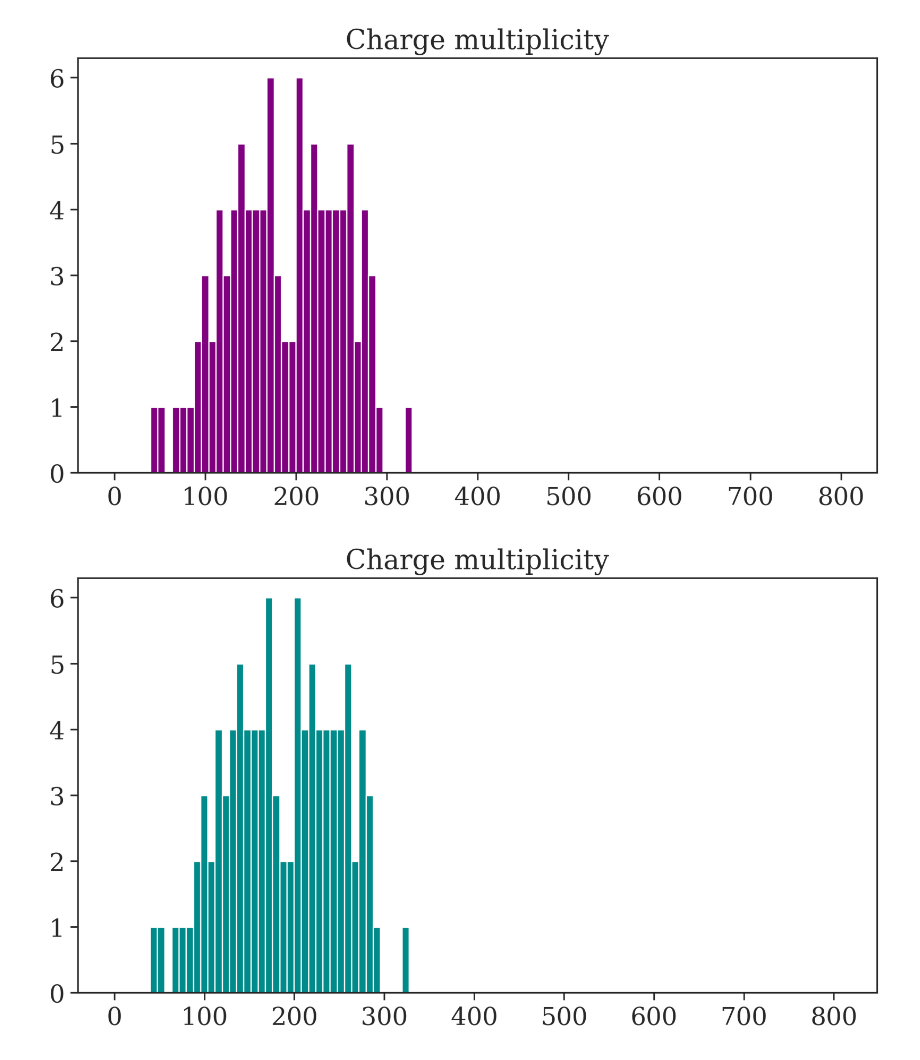
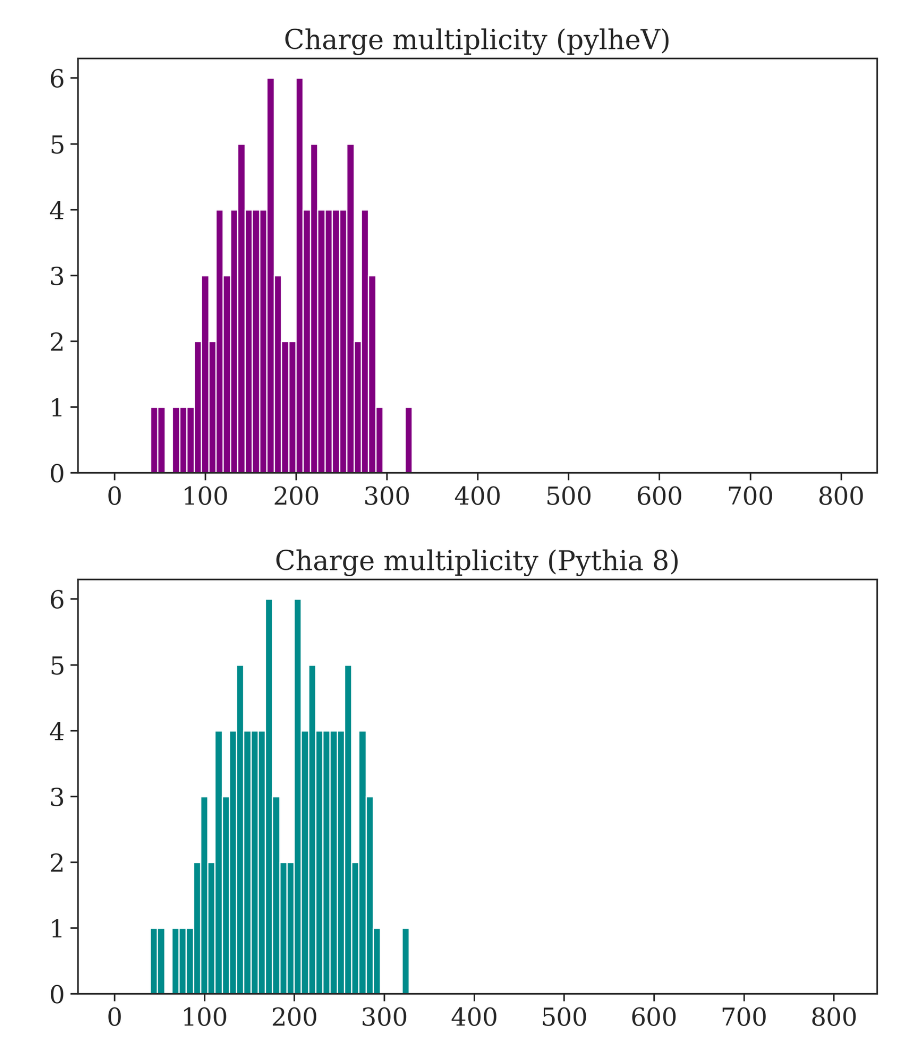
Before and after one commit to viniciusrocca/simulationsSM, a Jupyter notebook: ChargeMultiplicity_example/ChargeMultiplicity.ipynb, the cells around one changed output. Cells and saved outputs as stored; diff of their text form; code cells hidden in the pictures.

```diff
--- a/ChargeMultiplicity_example/ChargeMultiplicity.ipynb
+++ b/ChargeMultiplicity_example/ChargeMultiplicity.ipynb
@@ -44,12 +46,12 @@ for e in pylheV.readLHE('ChargeMultiplicity.lhe'):
 # %%
 #Ploting the charge multiplicity of main01.cc
 fig = plt.figure(figsize = [9.2,4.9], dpi = 300)
 histogram = plt.hist(hist, bins = 100, range = [-0.5,799.5],color = 'purple')
 
-plt.title(r'Charge multiplicity')
+plt.title(r'Charge multiplicity (pylheV)')
 plt.show()
 # %% [output]
-[figure, old version]
+[figure, new version]
 # %%
 #Ploting the charge multiplicity of main01.cc
 
@@ -60,10 +62,10 @@ x = np.genfromtxt('Ncharge-0.dat',usecols = 2)
 
 plt.bar(x,y, align='edge', width = 8, color = 'darkcyan')
 
-plt.title(r'Charge multiplicity')
+plt.title(r'Charge multiplicity (Pythia 8)')
 plt.show()
 # %% [output]
-[figure, old version]
+[figure, new version]
 # %%
 #Ploting the charge multiplicity of main01.cc
 
```
Also changed, not shown: parts of 2 cells of this notebook, 5 other files.
